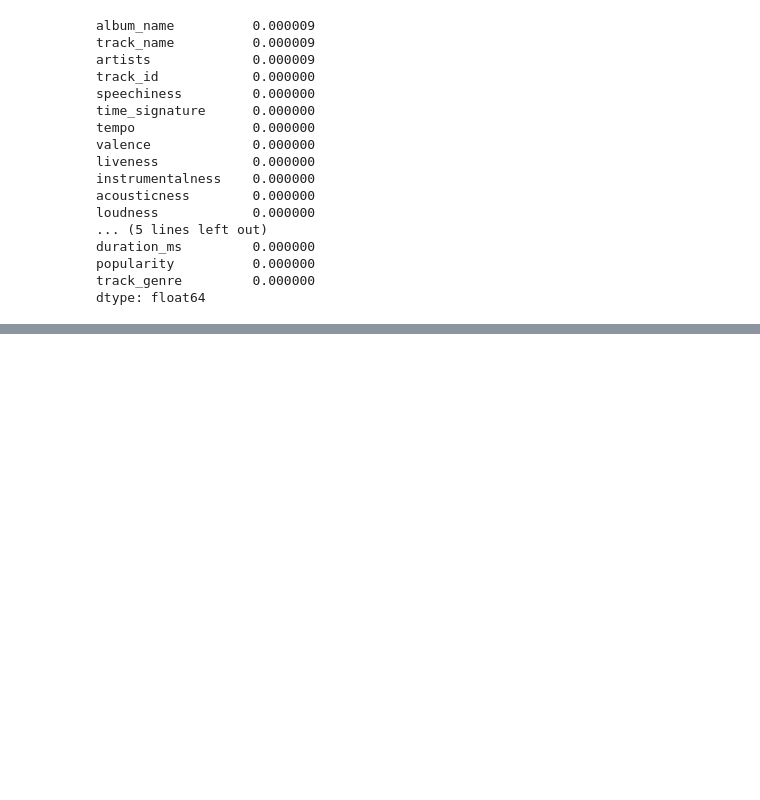
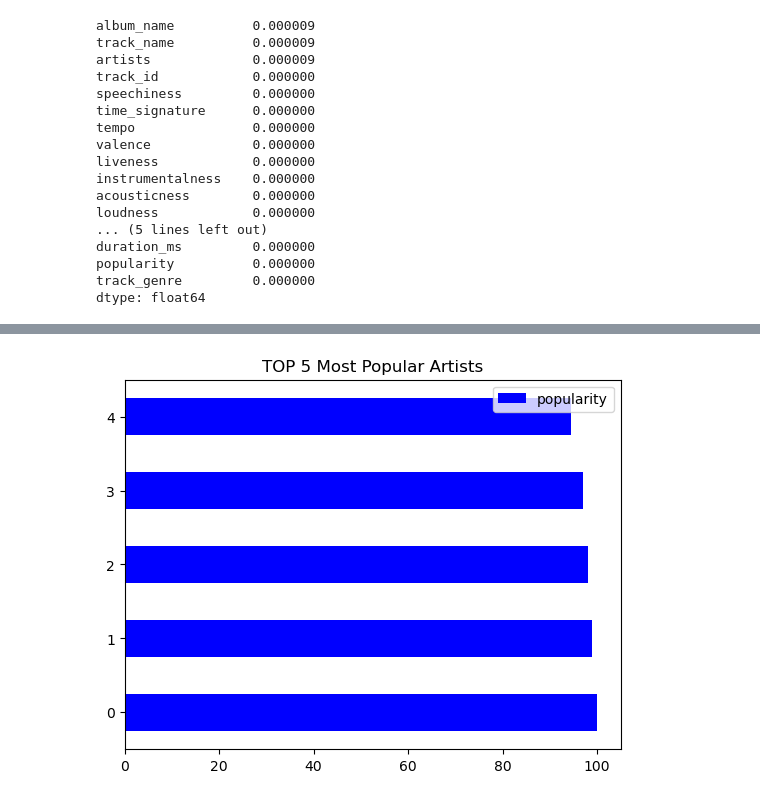
Before and after one commit to guimedeirosf/ml-song-popular, a Jupyter notebook: Spotify.ipynb, the cells around one changed output, grey strips where cells are left out. Drawn from its saved outputs; the diff is of its cells as text; code cells hidden in the pictures; blank space fills up the shorter version.

```diff
--- a/Spotify.ipynb
+++ b/Spotify.ipynb
@@ -169,0 +182,8 @@ Error:
+# %%
+
+artistas_popularidade = dataset_musica[['artists', 'popularity']]
+artistas_populares = artistas_popularidade.groupby("artists").mean().sort_values(by='popularity', ascending=False).reset_index()
+
+#Trazendo somente os 5 primeiros
+artistas_populares = artistas_populares.head()
+artistas_populares
@@ -169,0 +197,7 @@ Error:
+# %%
+
+artistas_populares.plot.barh(color="blue") ##visualize the data
+plt.title("TOP 5 Most Popular Artists")
+plt.show()
+# %% [output]
+[figure, added]
```
Also changed, not shown: parts of 13 cells of this notebook.
